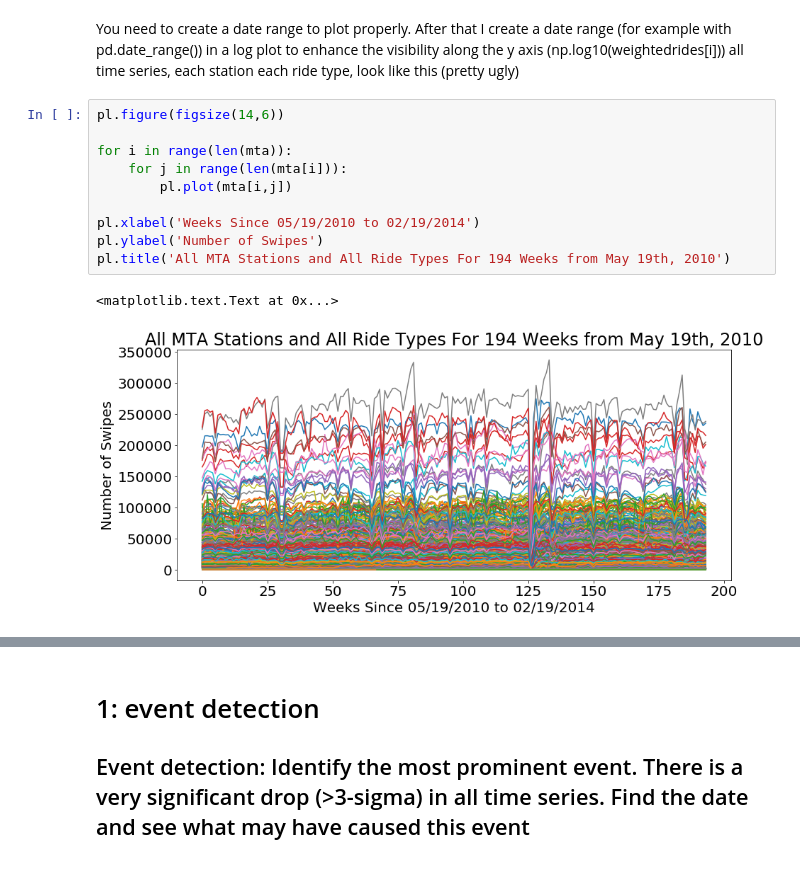
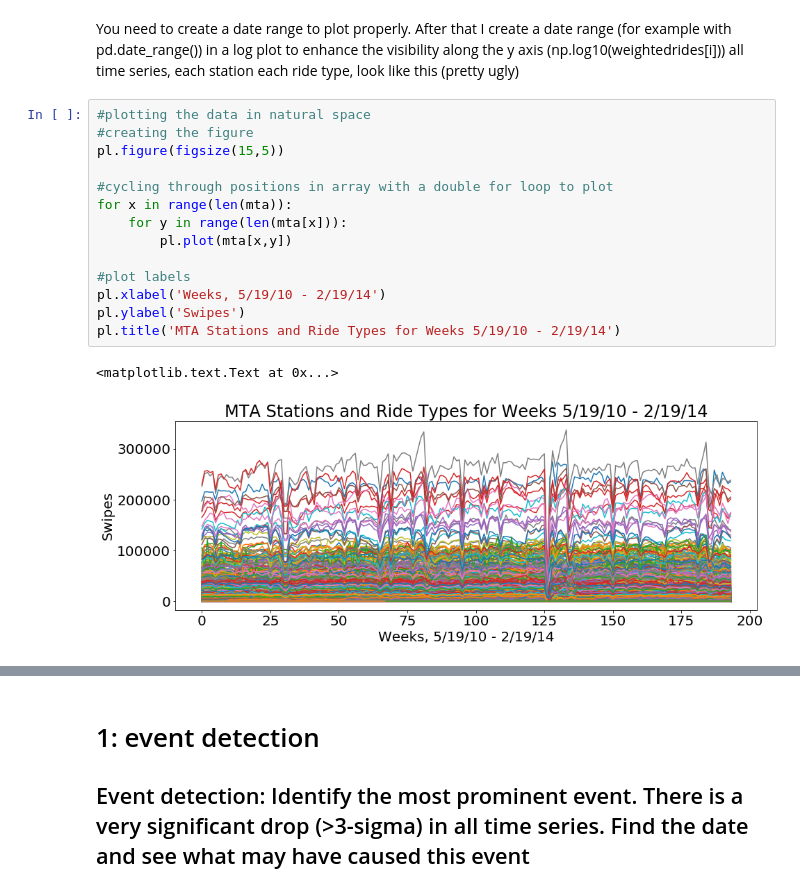
Before and after one commit to RossMacW/PUI2018_ram844, a Jupyter notebook: HW11_ram844/Assignment1.ipynb, the cells around one changed output, grey strips where cells are left out. Drawn from its saved outputs; the diff is of its cells as text.

```diff
--- a/HW11_ram844/Assignment1.ipynb
+++ b/HW11_ram844/Assignment1.ipynb
@@ -175,15 +177,19 @@ After that I create a date range (for example with pd.date_range())
 in a log plot to enhance the visibility along the y axis (np.log10(weightedrides[i]))
 all time series, each station each ride type, look like this (pretty ugly)
 # %%
-pl.figure(figsize(14,6))
+#plotting the data in natural space
+#creating the figure
+pl.figure(figsize(15,5))
 
-for i in range(len(mta)):
-    for j in range(len(mta[i])):
-        pl.plot(mta[i,j])
+#cycling through positions in array with a double for loop to plot
+for x in range(len(mta)):
+    for y in range(len(mta[x])):
+        pl.plot(mta[x,y])
 
-pl.xlabel('Weeks Since 05/19/2010 to 02/19/2014')
-pl.ylabel('Number of Swipes')
-pl.title('All MTA Stations and All Ride Types For 194 Weeks from May 19th, 2010')
+#plot labels
+pl.xlabel('Weeks, 5/19/10 - 2/19/14')
+pl.ylabel('Swipes')
+pl.title('MTA Stations and Ride Types for Weeks 5/19/10 - 2/19/14')
 # %% [output]
 <matplotlib.text.Text at 0x...>
-[figure, old version]
+[figure, new version]
```
Also changed, not shown: parts of 11 cells of this notebook, 1 other file.
